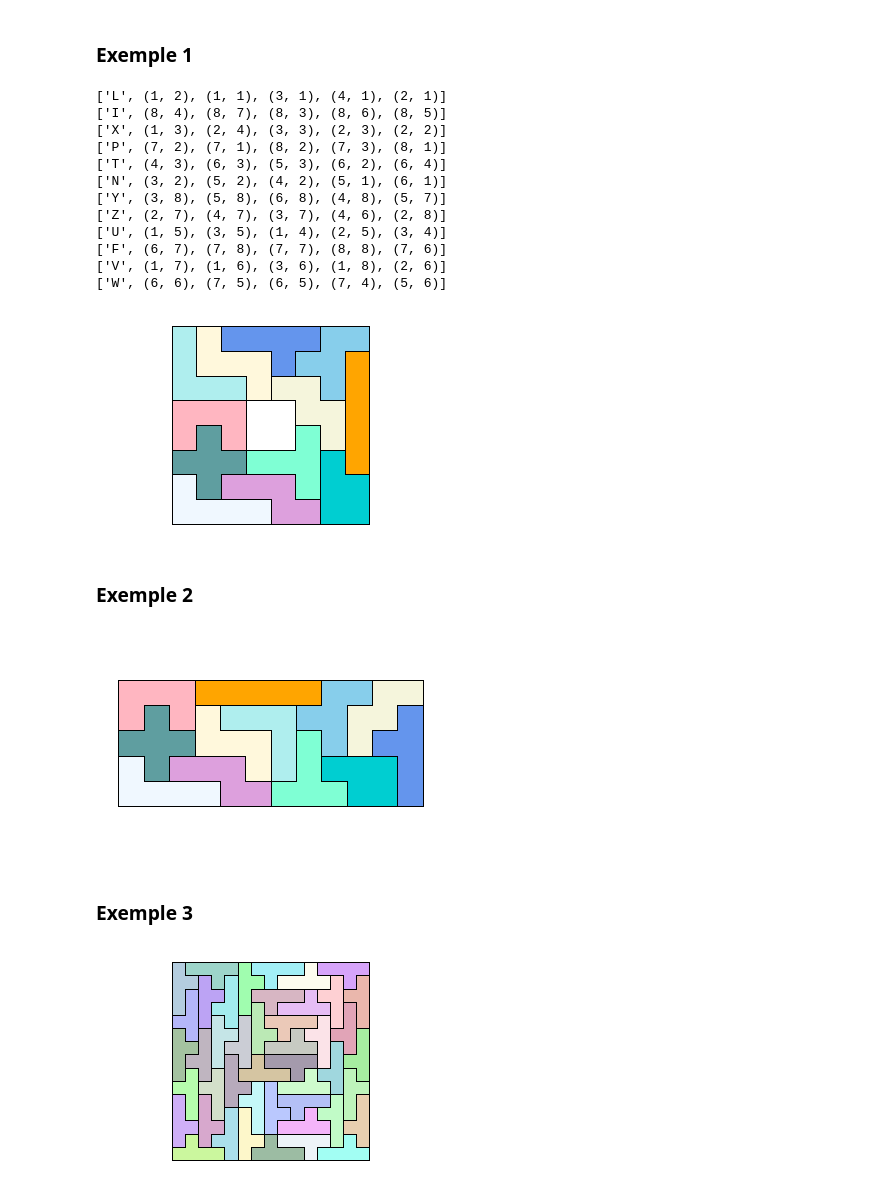
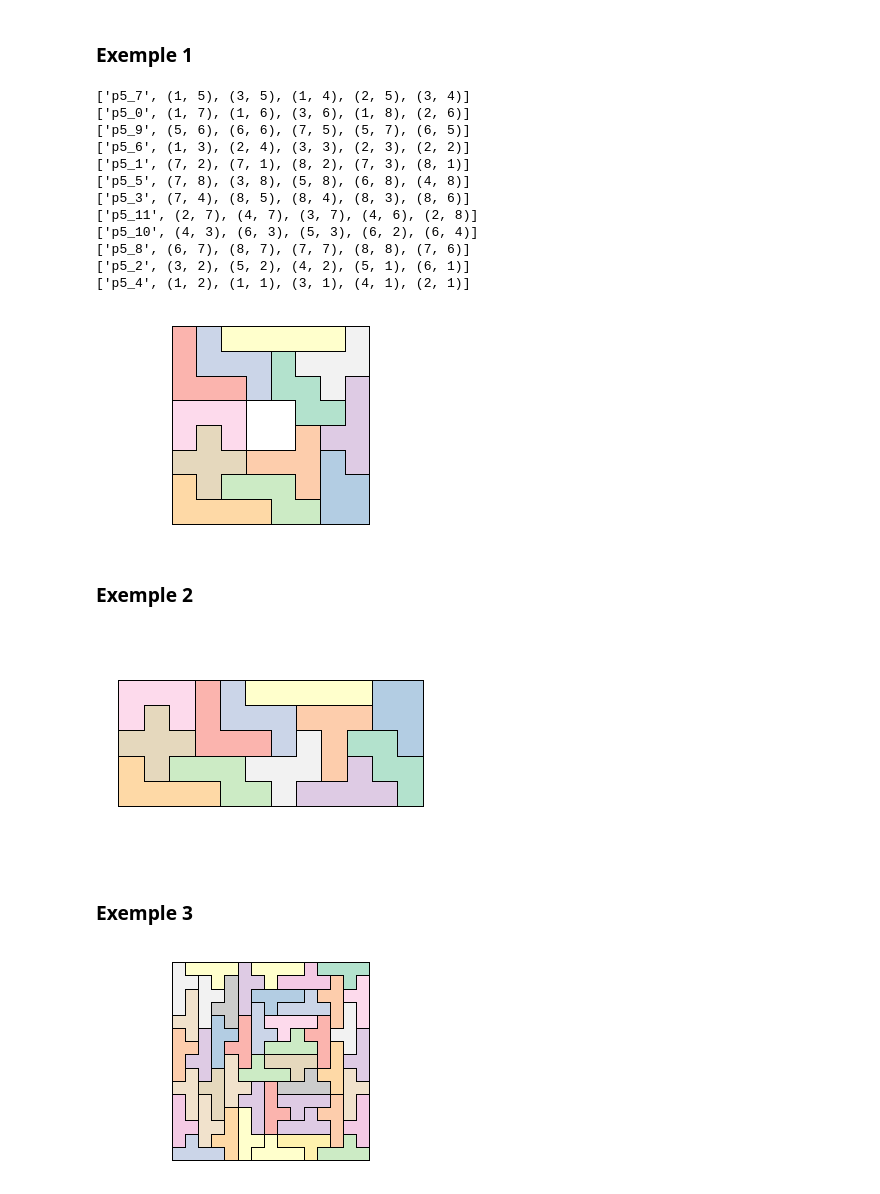
Before and after one commit to YvesLemaire/Jupyter-Puzzles, a Jupyter notebook: sage/couvertureExacte/puzzles-2D/puzzles-carres/puzzles-carres.ipynb, the cells around one changed output. Saved outputs shown, nothing was run; the diff lists cells and outputs as text; code cells hidden in the pictures.

```diff
--- a/sage/couvertureExacte/puzzles-2D/puzzles-carres/puzzles-carres.ipynb
+++ b/sage/couvertureExacte/puzzles-2D/puzzles-carres/puzzles-carres.ipynb
@@ -140,0 +128,32 @@ for p in [F,I,L,N,P,T,U,V,W,X,Y,Z]: p.plot()
+# %%
+N = 8
+
+def genPolys(p):
+    """
+    p est l'ensemble des x.piece quand x parcourt l'ensembles des polyominos de taille n
+    genPolys(p) renvoie  l'ensemble des x.piece quand x parcourt l'ensembles des polyominos de taille n + 1
+    """
+    q = set()
+    for piece0 in p:
+        for i0,j0 in piece0:
+            for i, j in [(i0, j0 + 1), (i0, j0 - 1), (i0 + 1, j0), (i0 - 1, j0)]:
+                if (i, j) not in piece0:
+                    Piece = PIECE('', piece0 | frozenset([(i, j)]))
+                    if q.isdisjoint(Piece.isometriques()):
+                        q.add(Piece)
+    return {x.piece for x in q}
+
+_p = [set(),{frozenset([(0,0)])}]
+for n in range(N - 1):
+    _p.append(genPolys(_p[-1]))
+
+polyominos = [[PIECE(f'p{i}_{j}', piece, couleur=palette[j%(len(palette))])
+                for j, piece in enumerate(sorted(list(e),key = hash))]
+                for i, e in enumerate(_p)]
+
+for e in polyominos:
+    for p in e: globals()[p.nom] = p
+
+# Exemple, les 12 pentominos
+# Noter que, par ex., p5_3 == polyominos[5][3]
+for p in polyominos[5]: p.plot()
@@ -201,14 +233,12 @@ class PUZZLE:
 
     def plotSolution(self,sol):
 
-        if not self.strict:
-            from random import random
-            def r():
-                return .6 + .4 * random()
         fig = plt.figure(facecolor='w')
         ax = fig.add_subplot(111)
         ax.axis('off')
         ax.axis('equal')
+        if not self.strict:
+            random.seed('314')
         for l in sol:
             e = set()
             for c in self.lignes[l]:
@@ -216,47 +246,48 @@ class PUZZLE:
                     e.add(c)
                 else:
                     couleur = eval(c).couleur
-            if not self.strict: couleur = (r(),r(),r())
+            if not self.strict: couleur = randomColor()
             PIECE.plotPolyomino(ax, e, couleur)
 # %% [markdown]
 ### Exemple 1
 # %%
 # 65 solutions
 
+F = p5_8
 pentominos = [F]
-for p in [I,L,N,P,T,U,V,W,X,Y,Z]: pentominos += p.isometriques()
+for p in polyominos[5]:
+    if p != F: pentominos += p.isometriques()
 
 puzzle = PUZZLE(pentominos,1,8,1,8,
                 conditions = (lambda i,j: not (4 <= i <= 5 and 4 <= j <= 5)))
 
 s = puzzle.solve()
 
 sol = next(s)
 puzzle.printSolution(sol)
 puzzle.plotSolution(sol)
 # %% [output]
-['L', (1, 2), (1, 1), (3, 1), (4, 1), (2, 1)]
-['I', (8, 4), (8, 7), (8, 3), (8, 6), (8, 5)]
-['X', (1, 3), (2, 4), (3, 3), (2, 3), (2, 2)]
-['P', (7, 2), (7, 1), (8, 2), (7, 3), (8, 1)]
-['T', (4, 3), (6, 3), (5, 3), (6, 2), (6, 4)]
-['N', (3, 2), (5, 2), (4, 2), (5, 1), (6, 1)]
-['Y', (3, 8), (5, 8), (6, 8), (4, 8), (5, 7)]
-['Z', (2, 7), (4, 7), (3, 7), (4, 6), (2, 8)]
-['U', (1, 5), (3, 5), (1, 4), (2, 5), (3, 4)]
-['F', (6, 7), (7, 8), (7, 7), (8, 8), (7, 6)]
-['V', (1, 7), (1, 6), (3, 6), (1, 8), (2, 6)]
-['W', (6, 6), (7, 5), (6, 5), (7, 4), (5, 6)]
+['p5_7', (1, 5), (3, 5), (1, 4), (2, 5), (3, 4)]
+['p5_0', (1, 7), (1, 6), (3, 6), (1, 8), (2, 6)]
+['p5_9', (5, 6), (6, 6), (7, 5), (5, 7), (6, 5)]
+['p5_6', (1, 3), (2, 4), (3, 3), (2, 3), (2, 2)]
+['p5_1', (7, 2), (7, 1), (8, 2), (7, 3), (8, 1)]
+['p5_5', (7, 8), (3, 8), (5, 8), (6, 8), (4, 8)]
+['p5_3', (7, 4), (8, 5), (8, 4), (8, 3), (8, 6)]
+['p5_11', (2, 7), (4, 7), (3, 7), (4, 6), (2, 8)]
+['p5_10', (4, 3), (6, 3), (5, 3), (6, 2), (6, 4)]
+['p5_8', (6, 7), (8, 7), (7, 7), (8, 8), (7, 6)]
+['p5_2', (3, 2), (5, 2), (4, 2), (5, 1), (6, 1)]
+['p5_4', (1, 2), (1, 1), (3, 1), (4, 1), (2, 1)]
-[figure, old version]
+[figure, new version]
 # %% [markdown]
 ### Exemple 2
 # %%
 # 1010 solutions
 
-#from puzzle import * # commenter si notebook
-
 pentominos = [F,F.rotation()]
-for p in [I,L,N,P,T,U,V,W,X,Y,Z]: pentominos += p.isometriques()
+for p in polyominos[5]:
+    if p != F: pentominos += p.isometriques()
 
 puzzle = PUZZLE(pentominos,1,12,1,5)
 
@@ -266,7 +297,7 @@ sol = next(s)
 puzzle.plotSolution(sol)
 #puzzle.printSolution(sol)
 # %% [output]
-[figure, old version]
+[figure, new version]
 # %% [markdown]
 ### Exemple 3
 # %%
@@ -277,6 +308,7 @@ def unePiece(piece):
     puzzle.plotSolution(sol)
 # %%
 # 8 x 212 = 1696 solutions
+Y = p5_3
 unePiece(Y)
 # %% [output]
-[figure, old version]
+[figure, new version]
```
Also changed, not shown: parts of 6 cells of this notebook, 15 other files.
